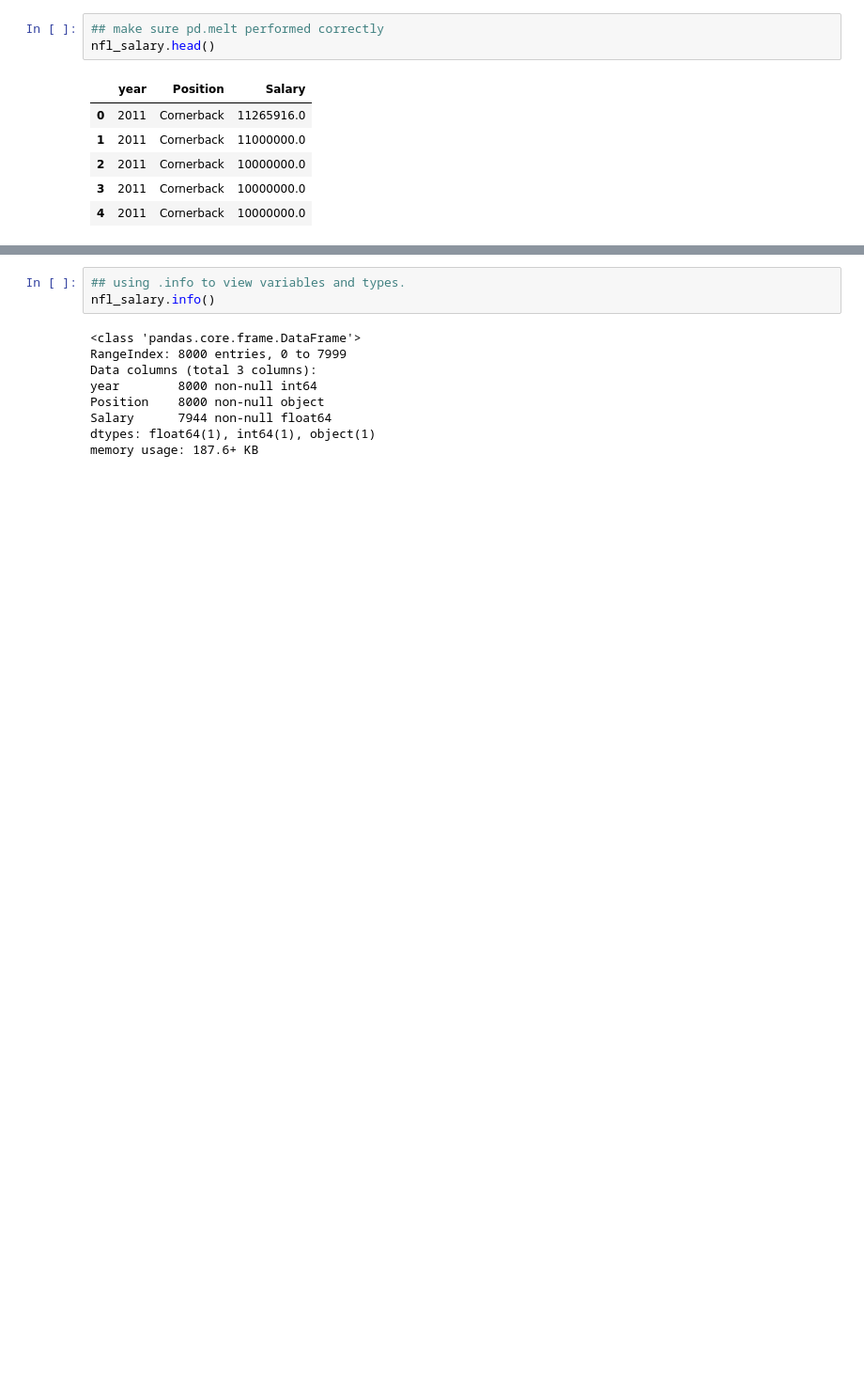
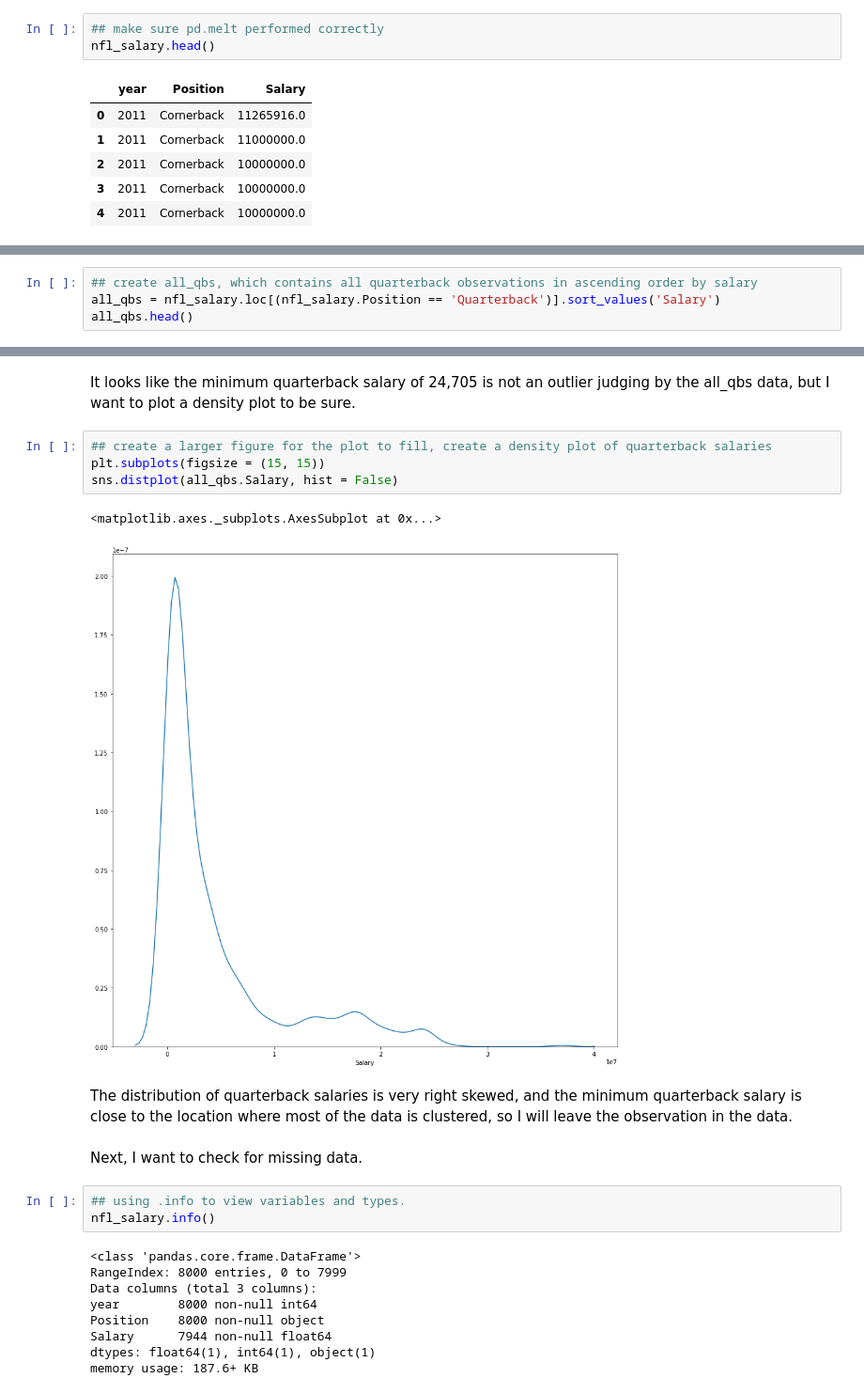
Before and after one commit to cdbale/econ213r, a Jupyter notebook: Homework 1.ipynb, the cells around one changed output, grey strips where cells are left out. Shown at 94% size. Saved outputs shown, nothing was run; the diff lists cells and outputs as text; blank space fills up the shorter version.

```diff
--- a/Homework 1.ipynb
+++ b/Homework 1.ipynb
@@ -55,0 +81,4 @@ Name: Salary, dtype: float32
+# %%
+## create all_qbs, which contains all quarterback observations in ascending order by salary
+all_qbs = nfl_salary.loc[(nfl_salary.Position == 'Quarterback')].sort_values('Salary')
+all_qbs.head()
@@ -56,3 +92,16 @@ Name: Salary, dtype: float32
+# %% [markdown]
+It looks like the minimum quarterback salary of 24,705 is not an outlier judging by the all_qbs data, but I want to plot a density plot to be sure.
+# %%
+## create a larger figure for the plot to fill, create a density plot of quarterback salaries
+plt.subplots(figsize = (15, 15))
+sns.distplot(all_qbs.Salary, hist = False)
+# %% [output]
+<matplotlib.axes._subplots.AxesSubplot at 0x...>
+[figure, added]
+# %% [markdown]
+The distribution of quarterback salaries is very right skewed, and the minimum quarterback salary is close to the location where most of the data is clustered, so I will leave the observation in the data.
+# %% [markdown]
+Next, I want to check for missing data.
 # %%
 ## using .info to view variables and types.
 nfl_salary.info()
```
Also changed, not shown: parts of 103 cells of this notebook.
